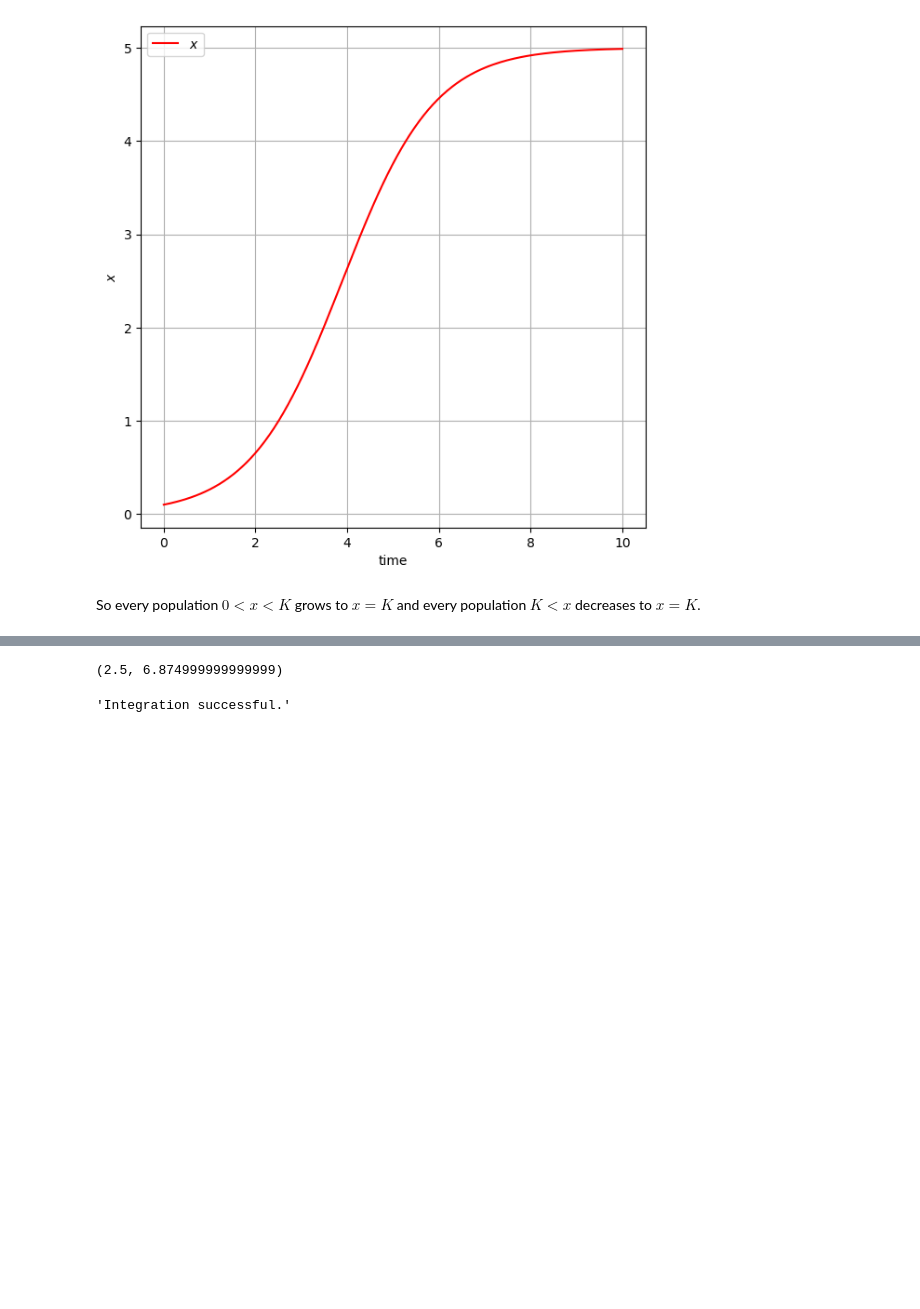
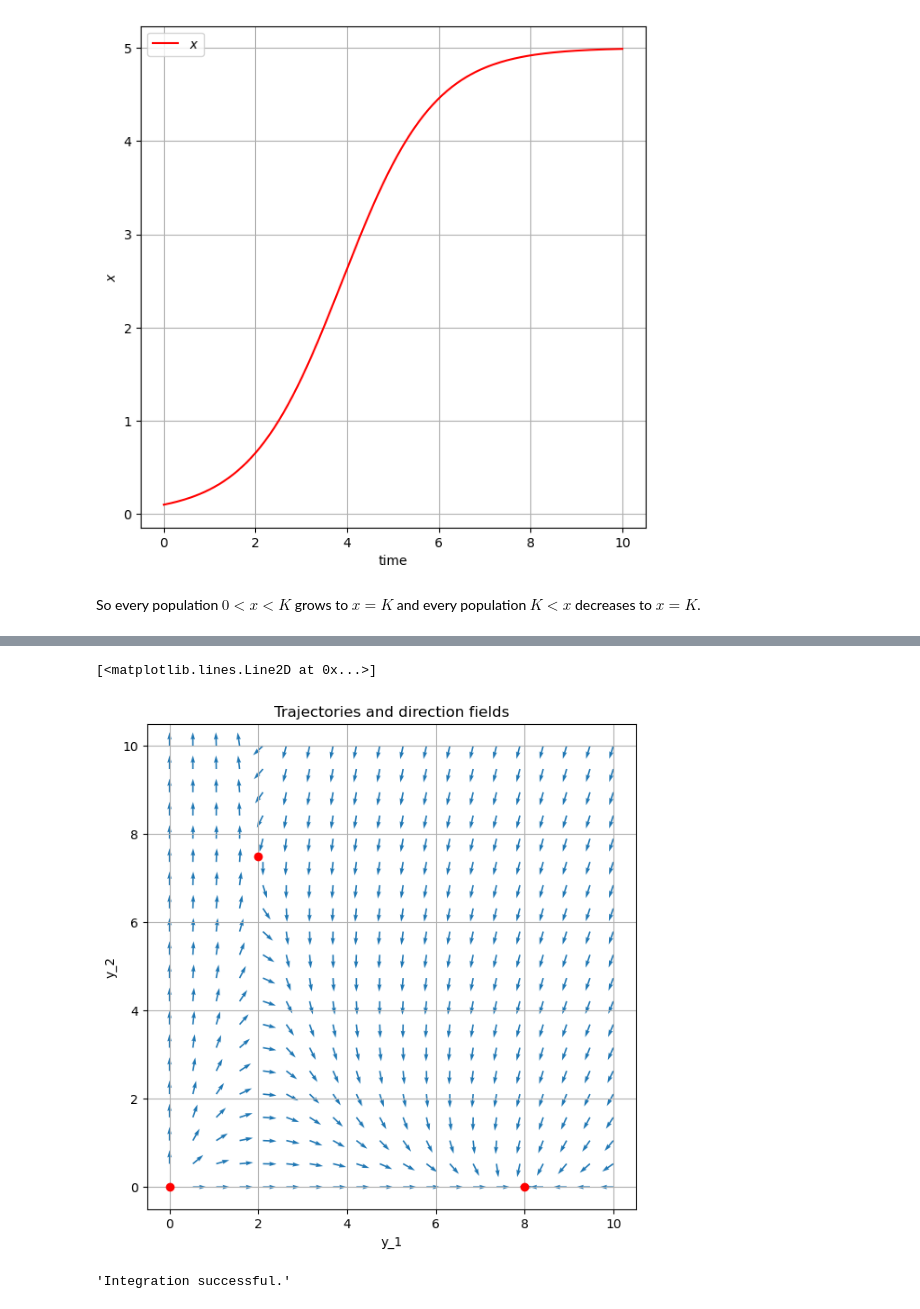
Before and after one commit to ClemensFMN/Notebooks, a Jupyter notebook: ODE/Exercise-6.4.4-6.4.6.ipynb, the cells around one changed output, grey strips where cells are left out. Drawn from its saved outputs; the diff is of its cells as text; code cells hidden in the pictures; blank space fills up the shorter version.

```diff
--- a/ODE/Exercise-6.4.4-6.4.6.ipynb
+++ b/ODE/Exercise-6.4.4-6.4.6.ipynb
@@ -161,7 +175,11 @@ $$
 # %%
-1/b2, (b2*K-1)/(b1*b2*K)
+xf, yf = 1/b2, (b2*K-1)/(b1*b2*K)
-# %% [output]
-(2.5, 6.874999999999999)
+# %%
+vField(0, 10, 0, 10, dX_dt, Norm = True)
+plt.plot([0, xf, K], [0, yf, 0], 'ro')
+# %% [output]
+[<matplotlib.lines.Line2D at 0x...>]
+[figure, new version]
 # %%
 tmax = 12
 t = np.linspace(0, tmax, 200)
```
Also changed, not shown: parts of 10 cells of this notebook.
